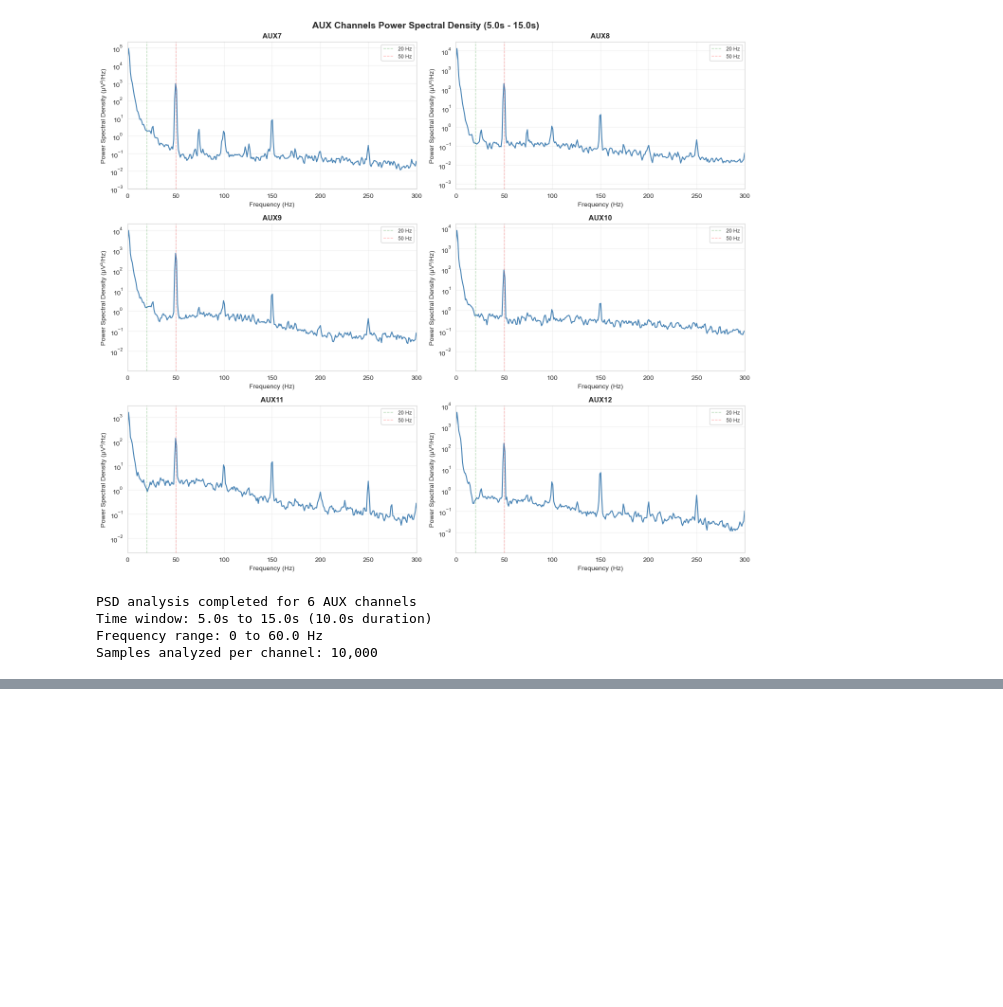
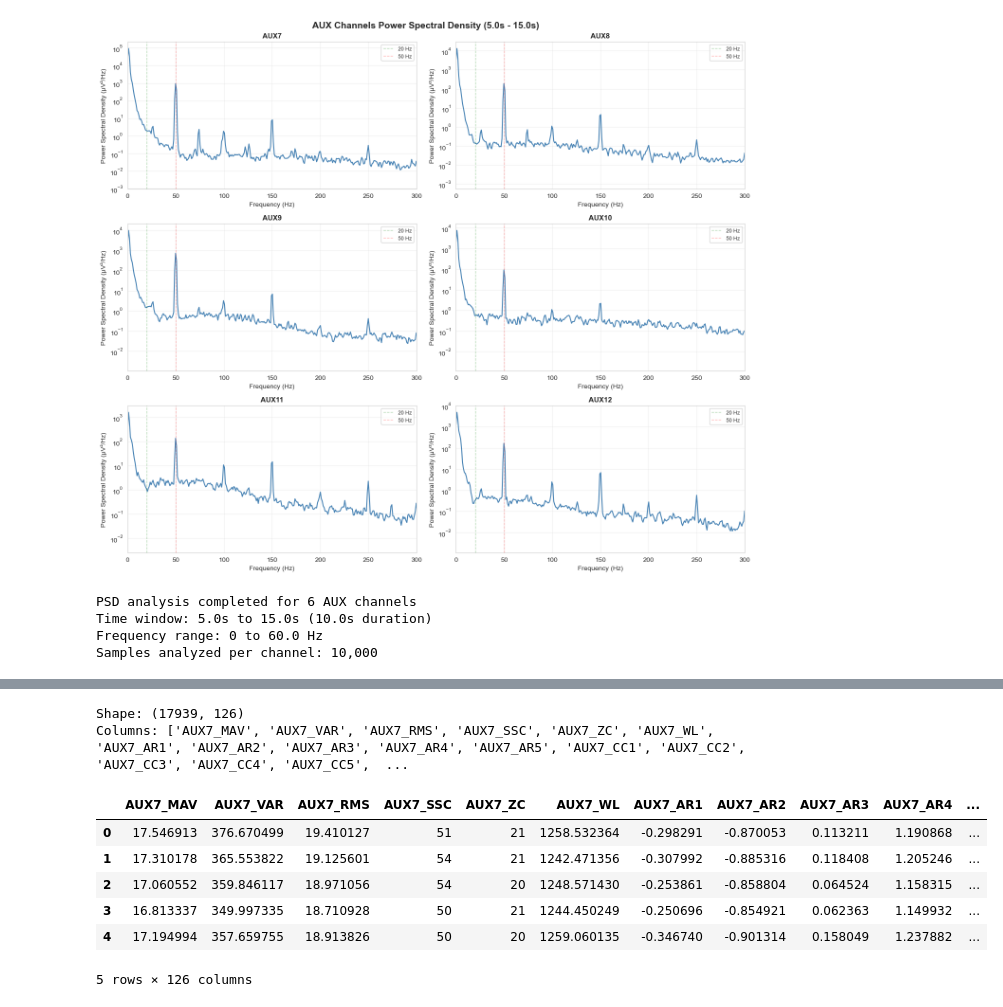
Before and after one commit to badralmahouri/npulse-software, a Jupyter notebook: notebooks/eda_newData.ipynb, the cells around one changed output, grey strips where cells are left out. Cells and saved outputs as stored; diff of their text form; code cells hidden in the pictures; blank space fills up the shorter version.

```diff
--- a/notebooks/eda_newData.ipynb
+++ b/notebooks/eda_newData.ipynb
@@ -532,0 +593,16 @@ Samples analyzed per channel: 10,000
+# %%
+df_features = pd.read_pickle("../data/features_aux_windows.pkl")
+print(f"Shape: {df_features.shape}")
+print(f"Columns: {df_features.columns.tolist()}")
+
+df_features.head()
+# %% [output]
+Shape: (17939, 126)
+Columns: ['AUX7_MAV', 'AUX7_VAR', 'AUX7_RMS', 'AUX7_SSC', 'AUX7_ZC', 'AUX7_WL', 'AUX7_AR1', 'AUX7_AR2', 'AUX7_AR3', 'AUX7_AR4', 'AUX7_AR5', 'AUX7_CC1', 'AUX7_CC2', 'AUX7_CC3', 'AUX7_CC4', 'AUX7_CC5',  ...
+|  | AUX7_MAV | AUX7_VAR | AUX7_RMS | AUX7_SSC | AUX7_ZC | AUX7_WL | AUX7_AR1 | AUX7_AR2 | AUX7_AR3 | AUX7_AR4 | ... |
+| 0 | 17.546913 | 376.670499 | 19.410127 | 51 | 21 | 1258.532364 | -0.298291 | -0.870053 | 0.113211 | 1.190868 | ... |
+| 1 | 17.310178 | 365.553822 | 19.125601 | 54 | 21 | 1242.471356 | -0.307992 | -0.885316 | 0.118408 | 1.205246 | ... |
+| 2 | 17.060552 | 359.846117 | 18.971056 | 54 | 20 | 1248.571430 | -0.253861 | -0.858804 | 0.064524 | 1.158315 | ... |
+| 3 | 16.813337 | 349.997335 | 18.710928 | 50 | 21 | 1244.450249 | -0.250696 | -0.854921 | 0.062363 | 1.149932 | ... |
+| 4 | 17.194994 | 357.659755 | 18.913826 | 50 | 20 | 1259.060135 | -0.346740 | -0.901314 | 0.158049 | 1.237882 | ... |
+5 rows × 126 columns
```
Also changed, not shown: parts of 6 cells of this notebook, 5 other files.
